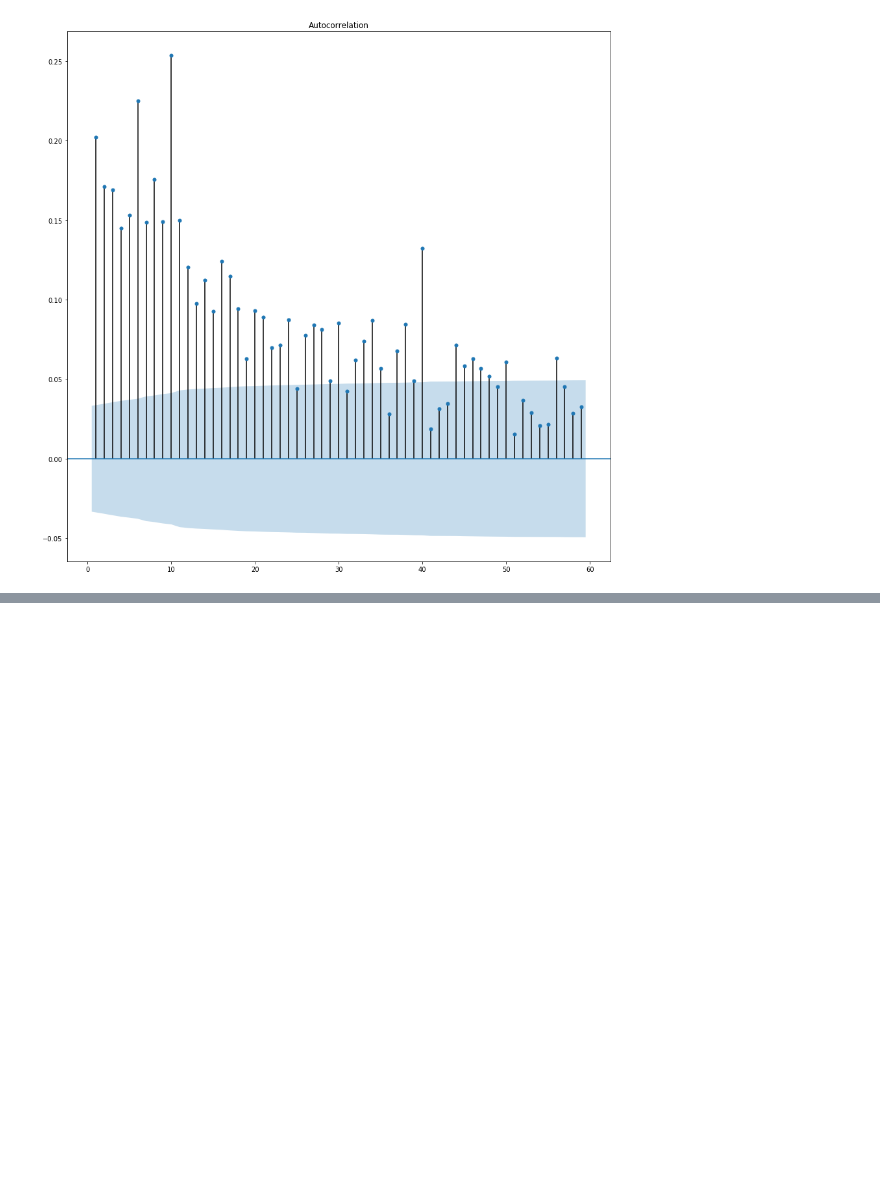
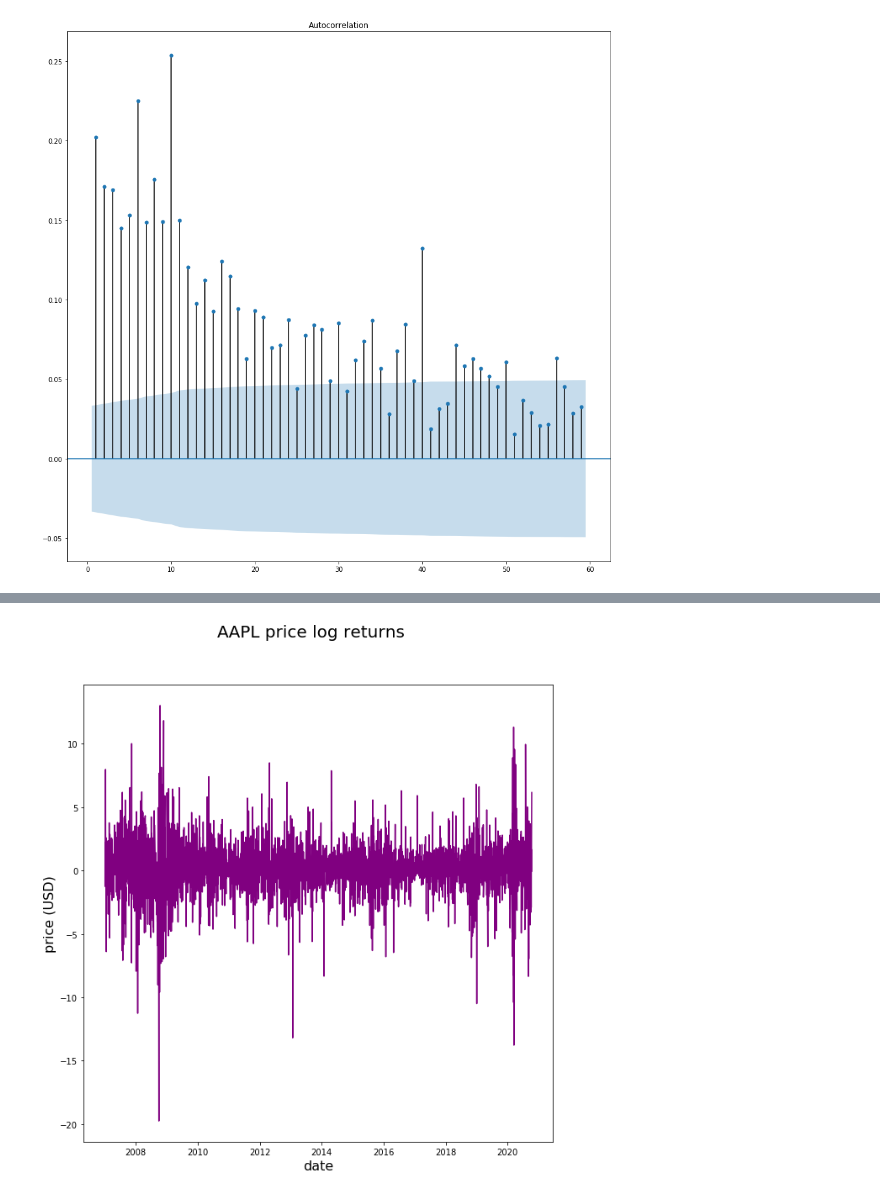
Before and after one commit to peparhugo/Econometrics_group_project, a Jupyter notebook: submission_2/volatility_analysis/AAPL-GARCH-12102020.ipynb, the cells around one changed output, grey strips where cells are left out. Saved outputs shown, nothing was run; the diff lists cells and outputs as text; code cells hidden in the pictures; blank space fills up the shorter version.

```diff
--- a/submission_2/volatility_analysis/AAPL-GARCH-12102020.ipynb
+++ b/submission_2/volatility_analysis/AAPL-GARCH-12102020.ipynb
@@ -23,3 +22,5 @@ df=yf.download("AAPL")# start="2000-01-01", end="2019-01-01")
+# %%
+df = pd.read_pickle('AAPL_13102020.pkl')
 # %%
 # calculate log returns and remove NaNs
 df['Log returns daily'] = 100*np.log(df['Adj Close']/(df['Adj Close'].shift(1)))
@@ -307,0 +307,14 @@ model.forecast(horizon=1)
+# %%
+fig, ax = plt.subplots(1,figsize=(10, 10))
+ax.plot(df, color='purple')
+
+# set plot titles
+fig.suptitle('AAPL price log returns', fontsize=20)
+
+ax.set_xlabel('date',fontsize=16)
+ax.set_ylabel('price (USD)', fontsize=16)
+
+fig.savefig('AAPL_price_log_returns')
+# chore: axes titles, plot titles (AAPL price from <date range>)
+# %% [output]
+[figure, added]
```
Also changed, not shown: parts of 22 cells of this notebook, 7 other files.
